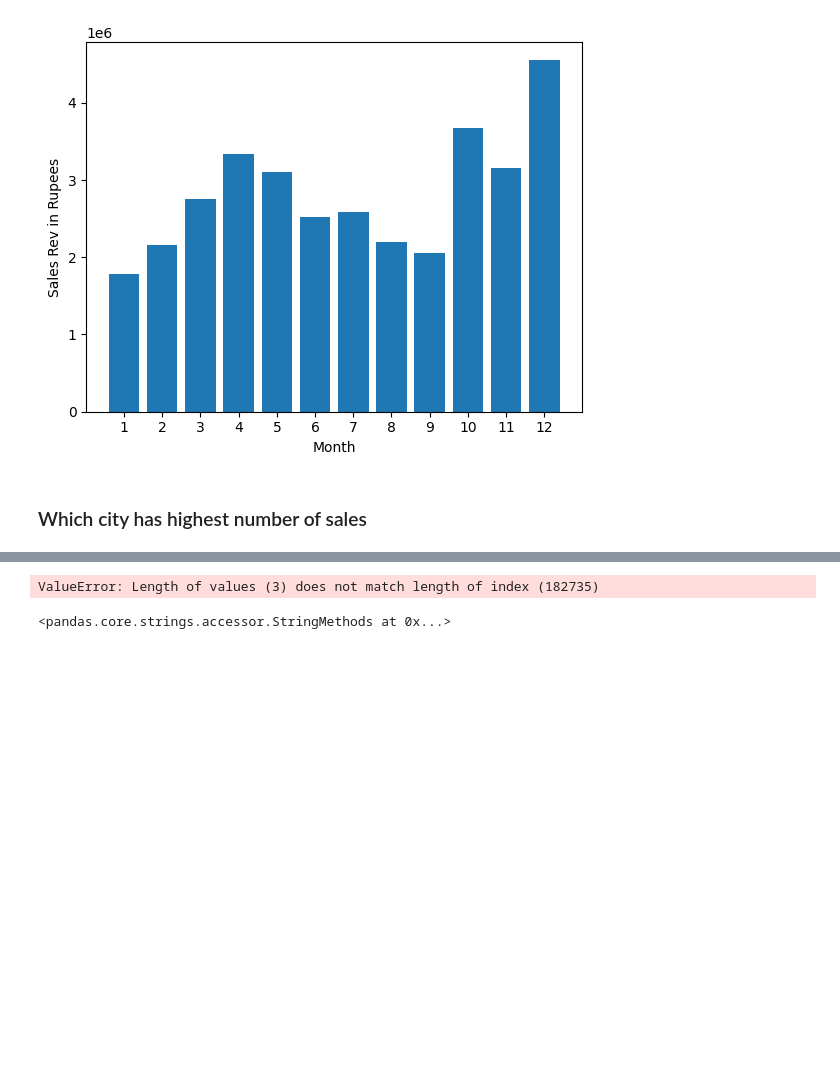
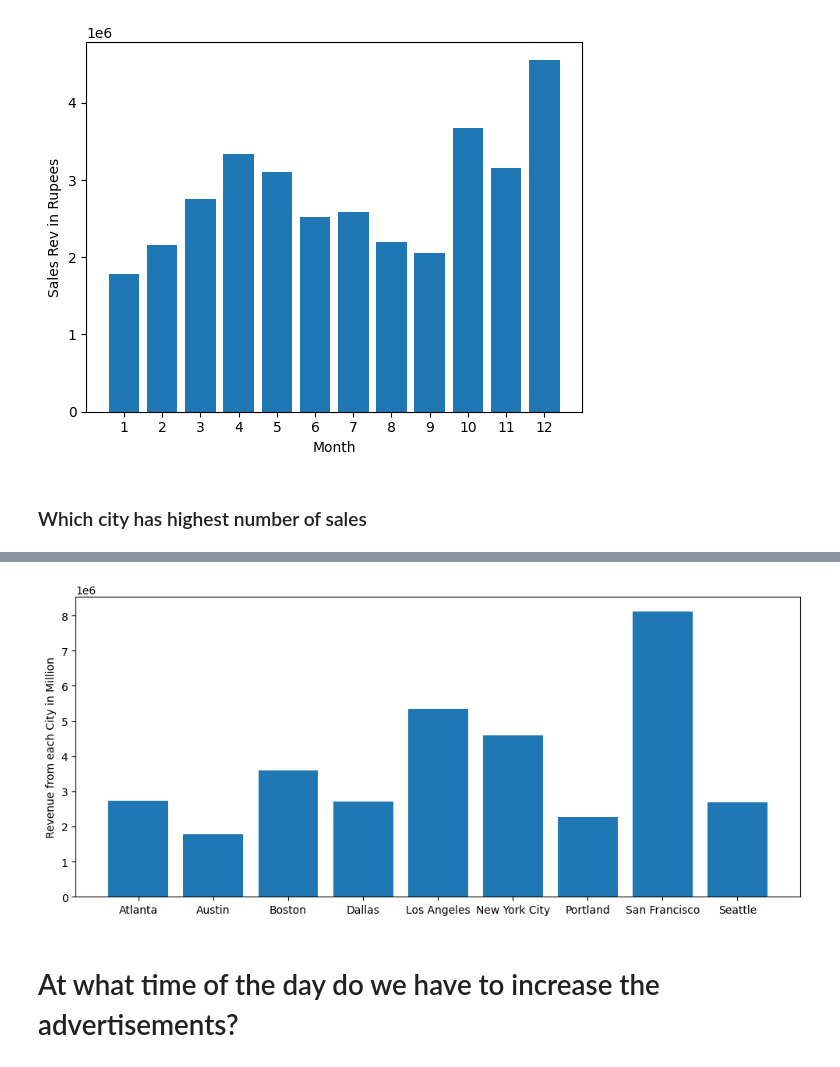
Before and after one commit to JBalakrishnaReddy/data-analytics-using-pandas, a Jupyter notebook: Sales_Analysis.ipynb, the cells around one changed output, grey strips where cells are left out. Cells and saved outputs as stored; diff of their text form; code cells hidden in the pictures; blank space fills up the shorter version.

```diff
--- a/Sales_Analysis.ipynb
+++ b/Sales_Analysis.ipynb
@@ -65,7 +63,7 @@ data = pd.read_csv('Sales_data_2019.csv')
 ### Convert valid numeric values to numeric ones, drop na values
 # %%
 data.dropna(inplace=True)
-data.reset_index()
+data.reset_index(inplace=True)
 
 try:
     data['Order ID'] = pd.to_numeric(data['Order ID']).astype('int32')
@@ -91,3 +75,3 @@ Name: Order ID, Length: 182735, dtype: int64
 # %%
-data.dropna(inplace=True)
-data.reset_index()
+# data.dropna(inplace=True)
+# data.reset_index()
@@ -154,4 +137,4 @@ plt.show()
 # %% [markdown]
 ### Which city has highest number of sales
 # %%
-data['City']
+data['City'] = data['Purchase Address'].str.extract(r',\s*([^,]+),')
@@ -172,6 +141,2 @@ data['City']
 # %%
-1+2
+city_table = data.groupby('City').sum()
-# %%
-data['City'] = data['Purchase Address'].str.split(',')[1]
-# %% [output]
-ValueError: Length of values (3) does not match length of index (182735)
@@ -180,4 +142,0 @@ data['Purchase Address']
-# %%
-data['Purchase Address'].str
-# %% [output]
-<pandas.core.strings.accessor.StringMethods at 0x...>
@@ -187,0 +143,10 @@ data['Purchase Address']
+# %%
+plt.figure(figsize=(12,5))
+plt.bar(city_table.index, city_table['Revenue'])
+# plt.xlabel("Cities")
+plt.ylabel("Revenue from each City in Million")
+plt.show()
+# %% [output]
+[figure, added]
+# %% [markdown]
+# At what time of the day do we have to increase the advertisements?
```
Also changed, not shown: parts of 28 cells of this notebook.
